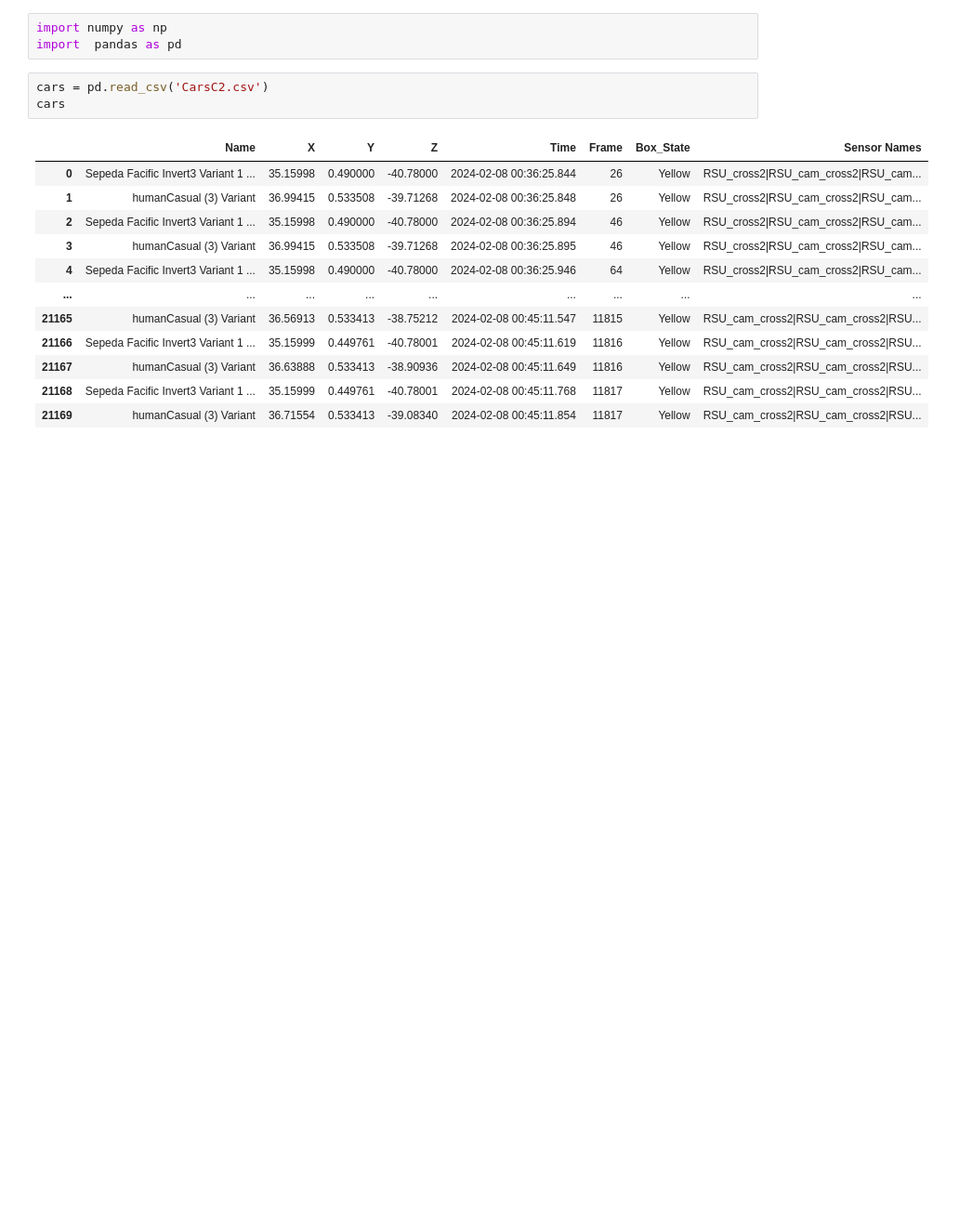
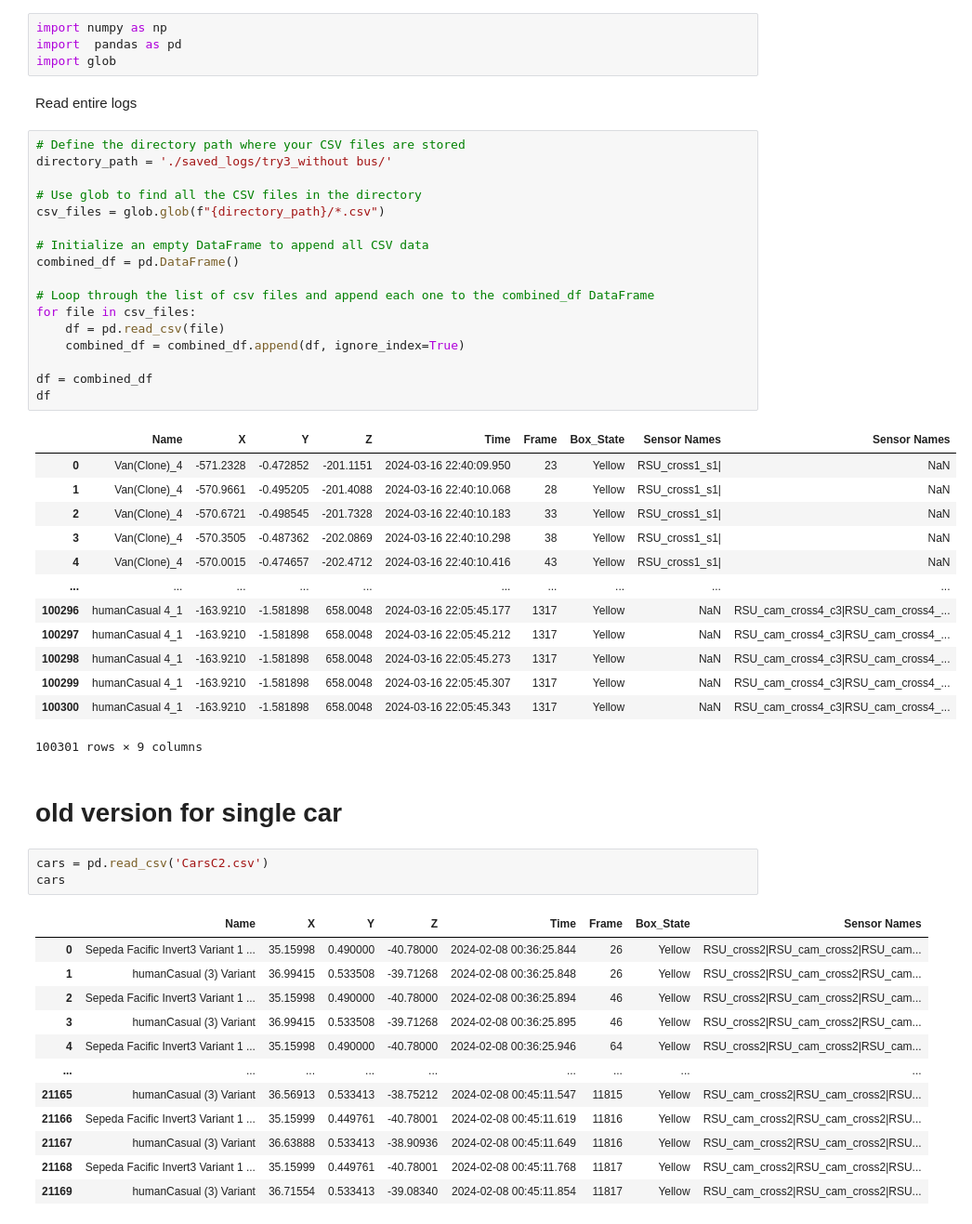
Before and after one commit to amkkashani/Heat-map, a Jupyter notebook: heatmapToOSM.ipynb, the cells around one changed output. Shown: that part at 93% size. Saved outputs shown, nothing was run; the diff lists cells and outputs as text; blank space fills up the shorter version.

```diff
--- a/heatmapToOSM.ipynb
+++ b/heatmapToOSM.ipynb
@@ -1,6 +1,42 @@
 # %%
 import numpy as np
 import  pandas as pd
+import glob
+# %% [markdown]
+Read entire logs
+# %%
+# Define the directory path where your CSV files are stored
+directory_path = './saved_logs/try3_without bus/'
+
+# Use glob to find all the CSV files in the directory
+csv_files = glob.glob(f"{directory_path}/*.csv")
+
+# Initialize an empty DataFrame to append all CSV data
+combined_df = pd.DataFrame()
+
+# Loop through the list of csv files and append each one to the combined_df DataFrame
+for file in csv_files:
+    df = pd.read_csv(file)
+    combined_df = combined_df.append(df, ignore_index=True)
+
+df = combined_df
+df
+# %% [output]
+|  | Name | X | Y | Z | Time | Frame | Box_State | Sensor Names | Sensor Names |
+| 0 | Van(Clone)_4 | -571.2328 | -0.472852 | -201.1151 | 2024-03-16 22:40:09.950 | 23 | Yellow | RSU_cross1_s1| | NaN |
+| 1 | Van(Clone)_4 | -570.9661 | -0.495205 | -201.4088 | 2024-03-16 22:40:10.068 | 28 | Yellow | RSU_cross1_s1| | NaN |
+| 2 | Van(Clone)_4 | -570.6721 | -0.498545 | -201.7328 | 2024-03-16 22:40:10.183 | 33 | Yellow | RSU_cross1_s1| | NaN |
+| 3 | Van(Clone)_4 | -570.3505 | -0.487362 | -202.0869 | 2024-03-16 22:40:10.298 | 38 | Yellow | RSU_cross1_s1| | NaN |
+| 4 | Van(Clone)_4 | -570.0015 | -0.474657 | -202.4712 | 2024-03-16 22:40:10.416 | 43 | Yellow | RSU_cross1_s1| | NaN |
+| ... | ... | ... | ... | ... | ... | ... | ... | ... | ... |
+| 100296 | humanCasual 4_1 | -163.9210 | -1.581898 | 658.0048 | 2024-03-16 22:05:45.177 | 1317 | Yellow | NaN | RSU_cam_cross4_c3|RSU_cam_cross4_... |
+| 100297 | humanCasual 4_1 | -163.9210 | -1.581898 | 658.0048 | 2024-03-16 22:05:45.212 | 1317 | Yellow | NaN | RSU_cam_cross4_c3|RSU_cam_cross4_... |
+| 100298 | humanCasual 4_1 | -163.9210 | -1.581898 | 658.0048 | 2024-03-16 22:05:45.273 | 1317 | Yellow | NaN | RSU_cam_cross4_c3|RSU_cam_cross4_... |
+| 100299 | humanCasual 4_1 | -163.9210 | -1.581898 | 658.0048 | 2024-03-16 22:05:45.307 | 1317 | Yellow | NaN | RSU_cam_cross4_c3|RSU_cam_cross4_... |
+| 100300 | humanCasual 4_1 | -163.9210 | -1.581898 | 658.0048 | 2024-03-16 22:05:45.343 | 1317 | Yellow | NaN | RSU_cam_cross4_c3|RSU_cam_cross4_... |
+100301 rows × 9 columns
+# %% [markdown]
+# old version for single car
 # %%
 cars = pd.read_csv('CarsC2.csv')
 cars
```
Also changed, not shown: parts of 17 cells of this notebook.
